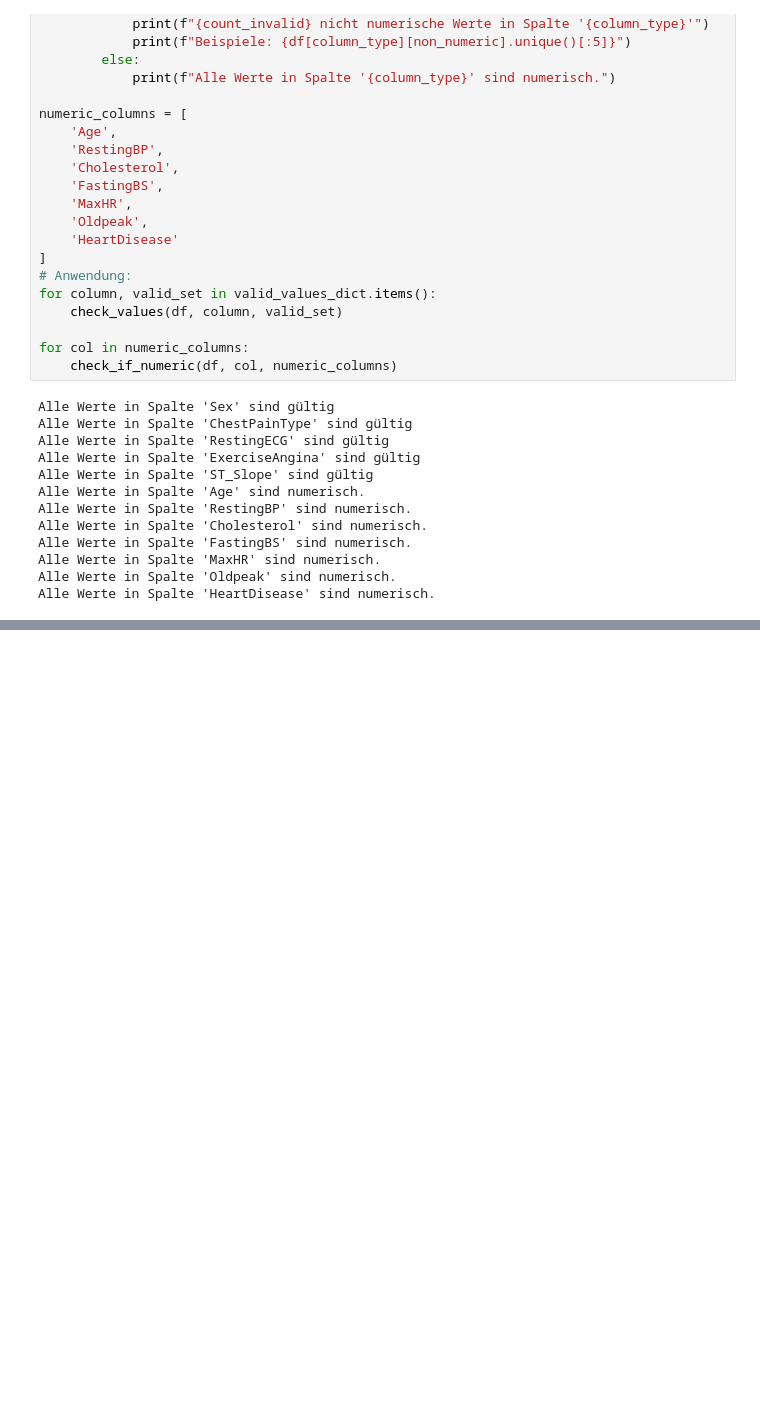
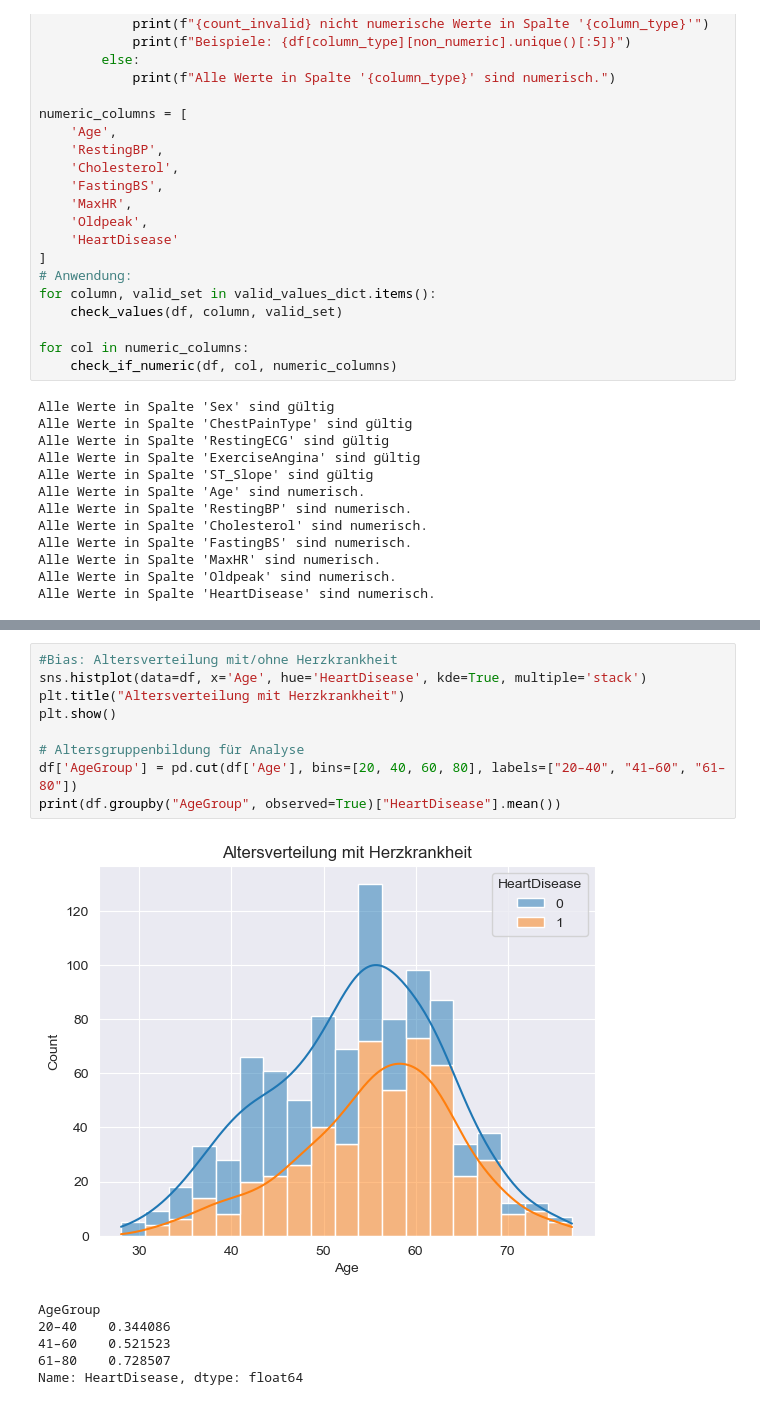
Before and after one commit to ManaTrooo/Asai-Projekt, a Jupyter notebook: DataSet_2.ipynb, the cells around one changed output, grey strips where cells are left out. Drawn from its saved outputs; the diff is of its cells as text; blank space fills up the shorter version.

```diff
--- a/DataSet_2.ipynb
+++ b/DataSet_2.ipynb
@@ -362,0 +306,16 @@ F: 192 Patienten (21.26%)
+# %%
+#Bias: Altersverteilung mit/ohne Herzkrankheit
+sns.histplot(data=df, x='Age', hue='HeartDisease', kde=True, multiple='stack')
+plt.title("Altersverteilung mit Herzkrankheit")
+plt.show()
+
+# Altersgruppenbildung für Analyse
+df['AgeGroup'] = pd.cut(df['Age'], bins=[20, 40, 60, 80], labels=["20–40", "41–60", "61–80"])
+print(df.groupby("AgeGroup", observed=True)["HeartDisease"].mean())
+# %% [output]
+[figure, added]
+AgeGroup
+20–40    0.344086
+41–60    0.521523
+61–80    0.728507
+Name: HeartDisease, dtype: float64
```
Also changed, not shown: parts of 11 cells of this notebook.
